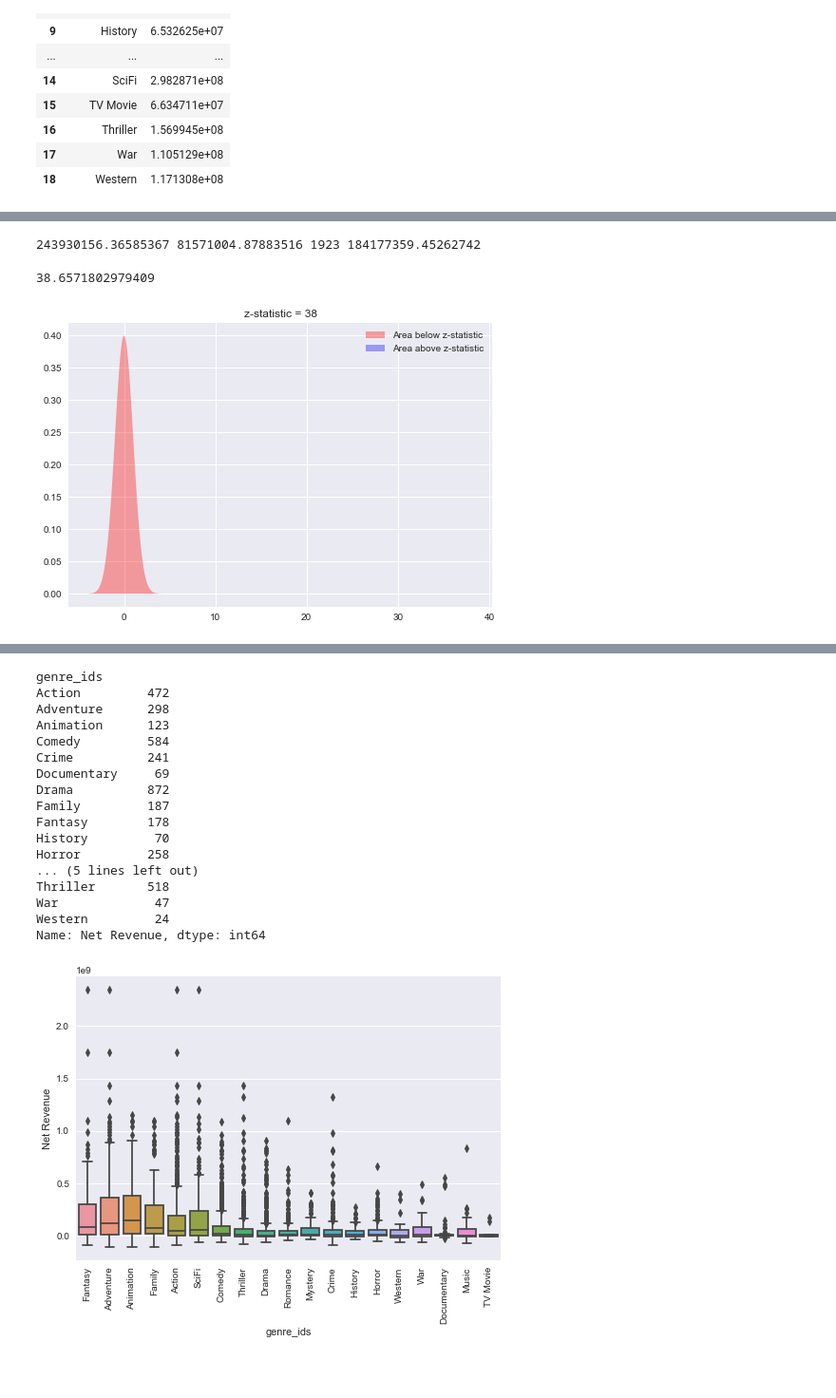
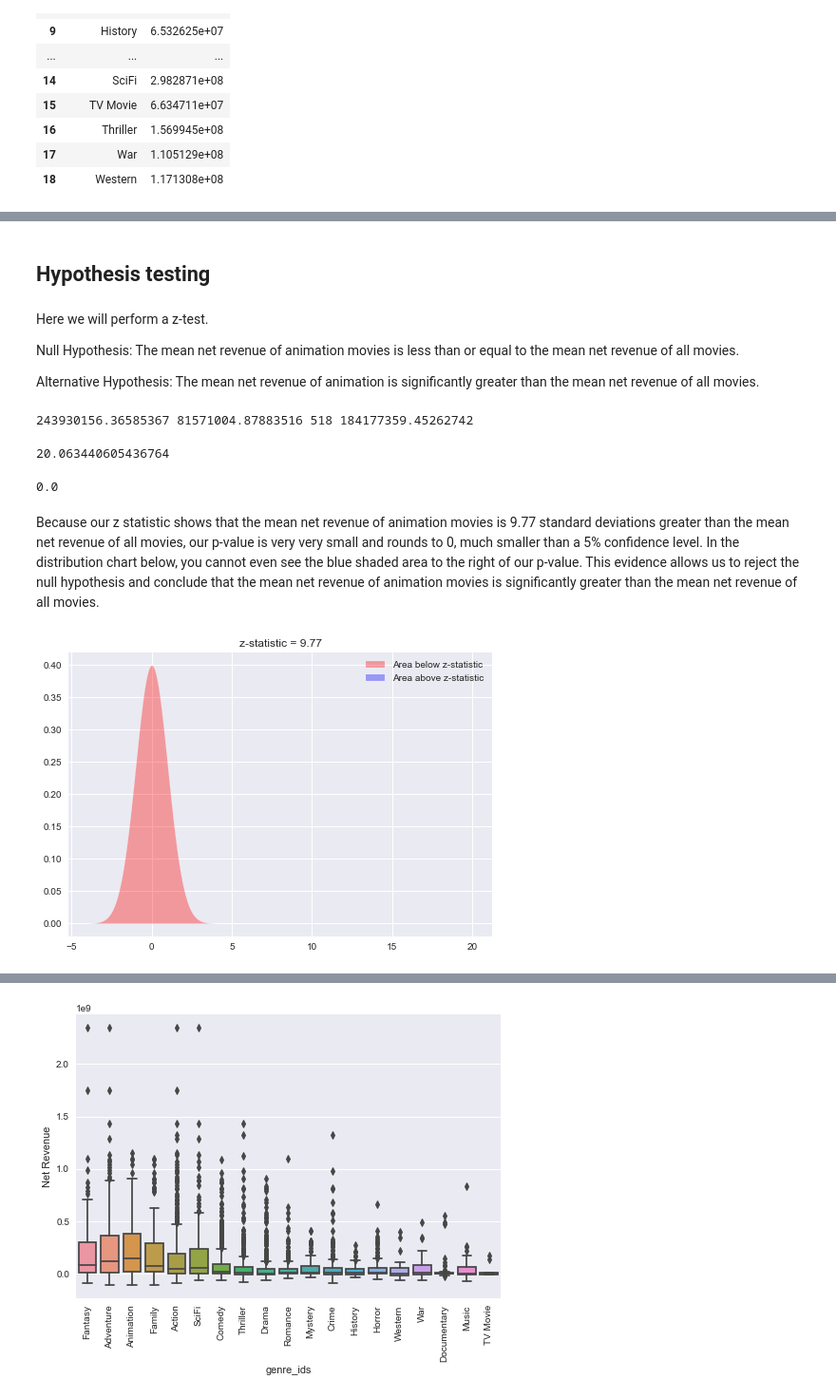
Before and after one commit to ndsecond/capstone-pod-7, a Jupyter notebook: notebooks/ej-dir/ej-ind.ipynb, the cells around one changed output, grey strips where cells are left out. Shown at 95% size. Saved outputs shown, nothing was run; the diff lists cells and outputs as text; code cells hidden in the pictures; blank space fills up the shorter version.

```diff
--- a/notebooks/ej-dir/ej-ind.ipynb
+++ b/notebooks/ej-dir/ej-ind.ipynb
@@ -1086,7 +1093,7 @@ genre_df_exploded = genre_df_exploded[genre_df_exploded['genre_ids'] != '']
 # %% [markdown]
 We can now use groupby to find the average net revenue by genre. Note, if a movie has multiple rows, its revenue will be considered in multiple categories.
 # %%
-average_group = genre_df_exploded.groupby(['genre_ids'])['Net Revenue'].mean().reset_index()
+average_group = genre_df_exploded.groupby(['genre_ids'])['Net Revenue'].mean().sort_values(ascending=False).reset_index()
 average_group
 # %% [output]
 |  | genre_ids | Net Revenue |
@@ -1135,3 +1142,7 @@ std_group
 | 16 | Thriller | 1.569945e+08 |
 | 17 | War | 1.105129e+08 |
 | 18 | Western | 1.171308e+08 |
+# %%
+#groupby genre on count
+count_group = genre_df_exploded.groupby('genre_ids')['Net Revenue'].count().sort_values(ascending=False).reset_index()
+count_group
@@ -1138,36 +1167,52 @@ std_group
+# %% [markdown]
+## Hypothesis testing
+# %% [markdown]
+Here we will perform a z-test.
+
+Null Hypothesis: The mean net revenue of animation movies is less than or equal to the mean net revenue of all movies.
+
+Alternative Hypothesis: The mean net revenue of animation is significantly greater than the mean net revenue of all movies.
 # %%
 #statistics for calculating z statistic for Animation
-x_bar = average_group['Net Revenue'][2]
+x_bar = average_group['Net Revenue'][0]
 mu = genre_df['Net Revenue'].mean()
-n = len(genre_df['Net Revenue'])
+n = count_group['Net Revenue'][2]
 sigma = genre_df['Net Revenue'].std()
 print(x_bar, mu, n, sigma)
 # %% [output]
-243930156.36585367 81571004.87883516 1923 184177359.45262742
+243930156.36585367 81571004.87883516 518 184177359.45262742
 # %%
 #z score calculation
 z = (x_bar - mu)/(sigma/np.sqrt(n))
 z
 # %% [output]
-38.6571802979409
+20.063440605436764
+# %%
+#p value calculation
+p = 1 - stats.norm.cdf(z)
+p
+# %% [output]
+0.0
+# %% [markdown]
+Because our z statistic shows that the mean net revenue of animation movies is 9.77 standard deviations greater than the mean net revenue of all movies, our p-value is very very small and rounds to 0, much smaller than a 5% confidence level. In the distribution chart below, you cannot even see the blue shaded area to the right of our p-value. This evidence allows us to reject the null hypothesis and conclude that the mean net revenue of animation movies is significantly greater than the mean net revenue of all movies.
 # %%
 plt.style.use('seaborn')
 plt.fill_between(x=np.arange(-4,z,0.01),
                  y1= stats.norm.pdf(np.arange(-4,z,0.01)) ,
                  facecolor='red',
                  alpha=0.35,
                  label= 'Area below z-statistic'
                  )
 
 plt.fill_between(x=np.arange(z,4,0.01),
                  y1= stats.norm.pdf(np.arange(z,4,0.01)) ,
                  facecolor='blue',
                  alpha=0.35,
                  label= 'Area above z-statistic')
 plt.legend()
-plt.title ('z-statistic = 38');
+plt.title ('z-statistic = 9.77');
 # %% [output]
-[figure, old version]
+[figure, new version]
 # %%
 #groupby genre on net revenue median
 median_group = genre_df_exploded.groupby('genre_ids')['Net Revenue'].median()
@@ -1190,28 +1235,6 @@ Thriller        12215331.0
 War              9238343.0
 Western         -1882229.0
 Name: Net Revenue, dtype: float64
-# %%
-#groupby genre on count
-count_group = genre_df_exploded.groupby('genre_ids')['Net Revenue'].count()
-count_group
-# %% [output]
-genre_ids
-Action         472
-Adventure      298
-Animation      123
-Comedy         584
-Crime          241
-Documentary     69
-Drama          872
-Family         187
-Fantasy        178
-History         70
-Horror         258
-... (5 lines left out)
-Thriller       518
-War             47
-Western         24
-Name: Net Revenue, dtype: int64
 # %%
 # box plot of net revenue by genre
 ax = sns.boxplot(x='genre_ids', y='Net Revenue', data=genre_df_exploded)
```
Also changed, not shown: parts of 10 cells of this notebook.
